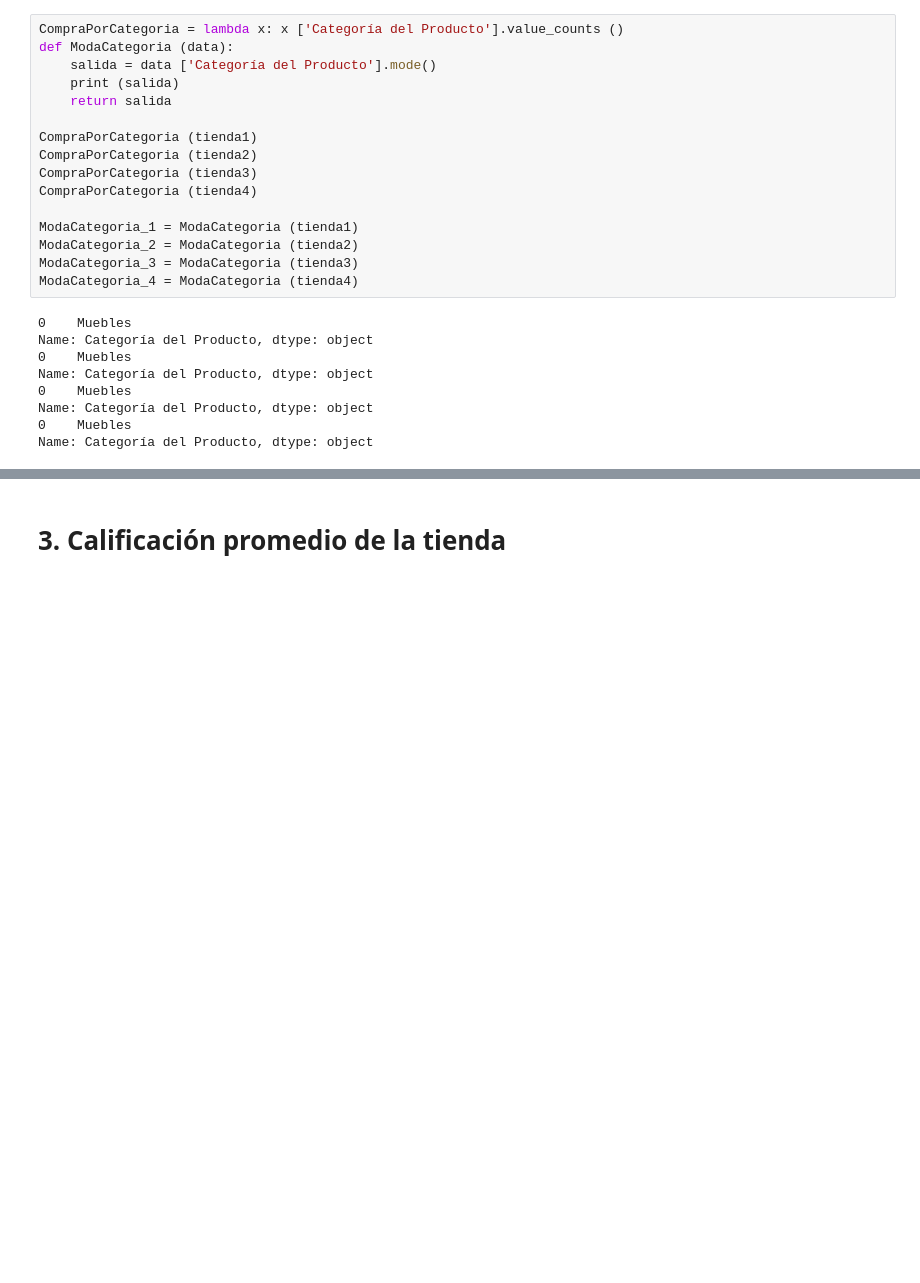
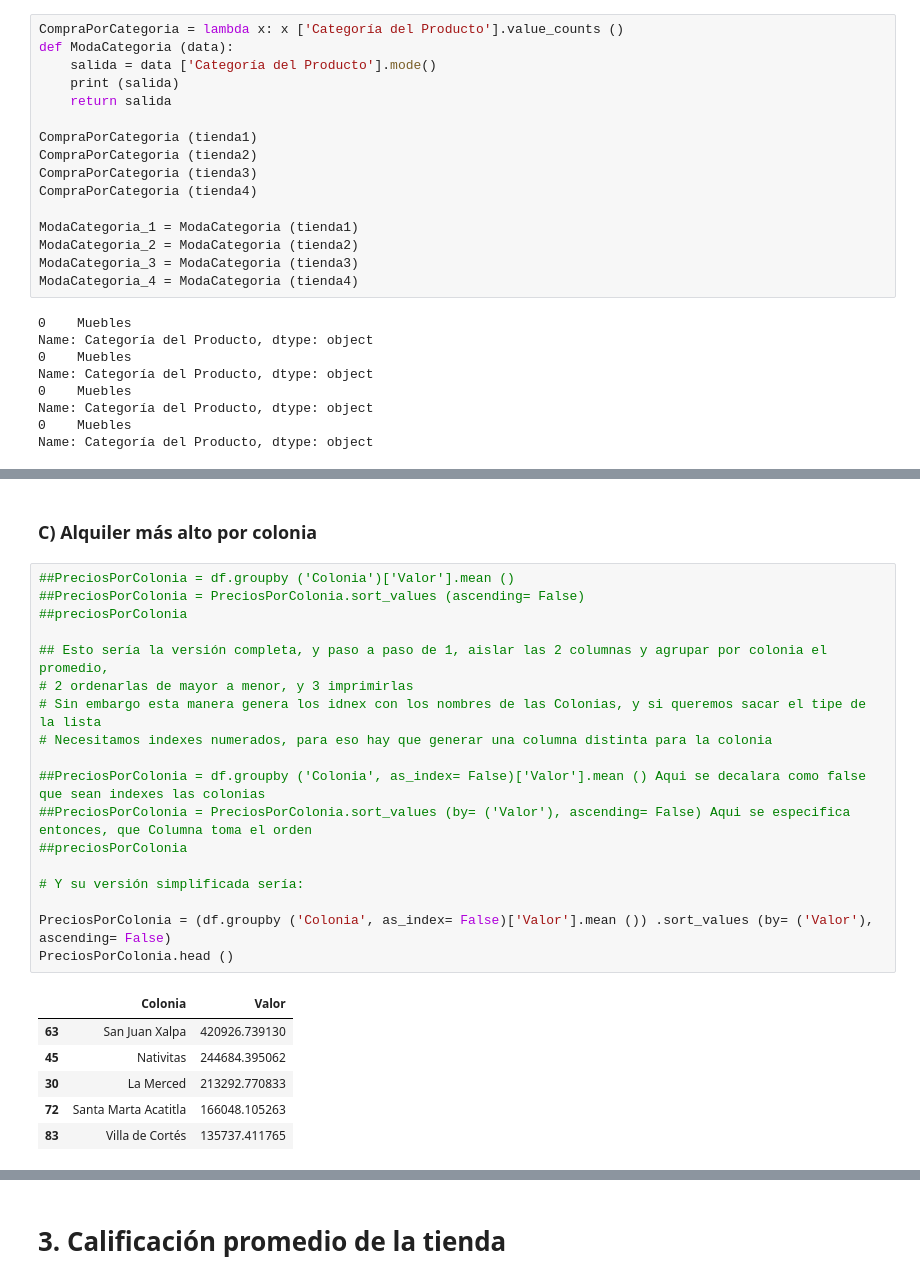
Before and after one commit to Ger-Code-COL/Challenge-python, a Jupyter notebook: AluraStoreLatam.ipynb, the cells around one changed output, grey strips where cells are left out. Saved outputs shown, nothing was run; the diff lists cells and outputs as text; blank space fills up the shorter version.

```diff
--- a/AluraStoreLatam.ipynb
+++ b/AluraStoreLatam.ipynb
@@ -64,0 +101,27 @@ Name: Categoría del Producto, dtype: object
+# %% [markdown]
+### C) Alquiler más alto por colonia
+# %%
+##PreciosPorColonia = df.groupby ('Colonia')['Valor'].mean ()
+##PreciosPorColonia = PreciosPorColonia.sort_values (ascending= False)
+##preciosPorColonia
+
+## Esto sería la versión completa, y paso a paso de 1, aislar las 2 columnas y agrupar por colonia el promedio,
+# 2 ordenarlas de mayor a menor, y 3 imprimirlas
+# Sin embargo esta manera genera los idnex con los nombres de las Colonias, y si queremos sacar el tipe de la lista
+# Necesitamos indexes numerados, para eso hay que generar una columna distinta para la colonia
+
+##PreciosPorColonia = df.groupby ('Colonia', as_index= False)['Valor'].mean () Aqui se decalara como false que sean indexes las colonias
+##PreciosPorColonia = PreciosPorColonia.sort_values (by= ('Valor'), ascending= False) Aqui se especifica entonces, que Columna toma el orden
+##preciosPorColonia
+
+# Y su versión simplificada sería:
+
+PreciosPorColonia = (df.groupby ('Colonia', as_index= False)['Valor'].mean ()) .sort_values (by= ('Valor'), ascending= False)
+PreciosPorColonia.head ()
+# %% [output]
+|  | Colonia | Valor |
+| 63 | San Juan Xalpa | 420926.739130 |
+| 45 | Nativitas | 244684.395062 |
+| 30 | La Merced | 213292.770833 |
+| 72 | Santa Marta Acatitla | 166048.105263 |
+| 83 | Villa de Cortés | 135737.411765 |
```
Also changed, not shown: parts of 7 cells of this notebook.
